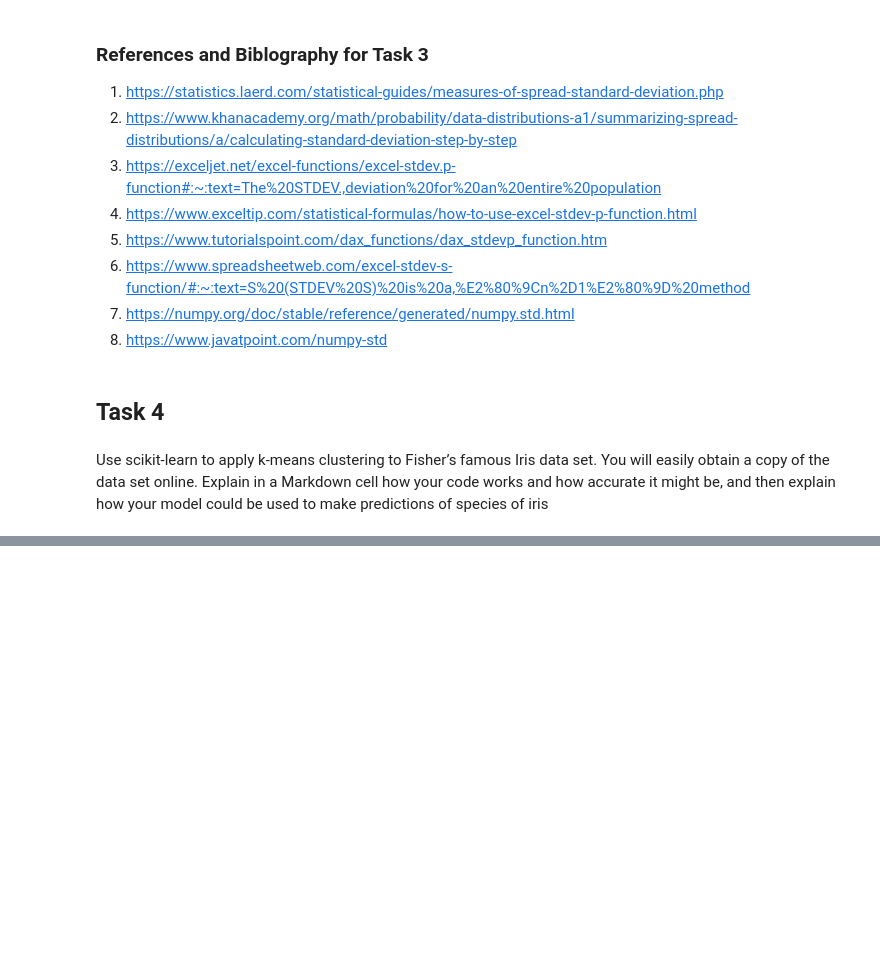
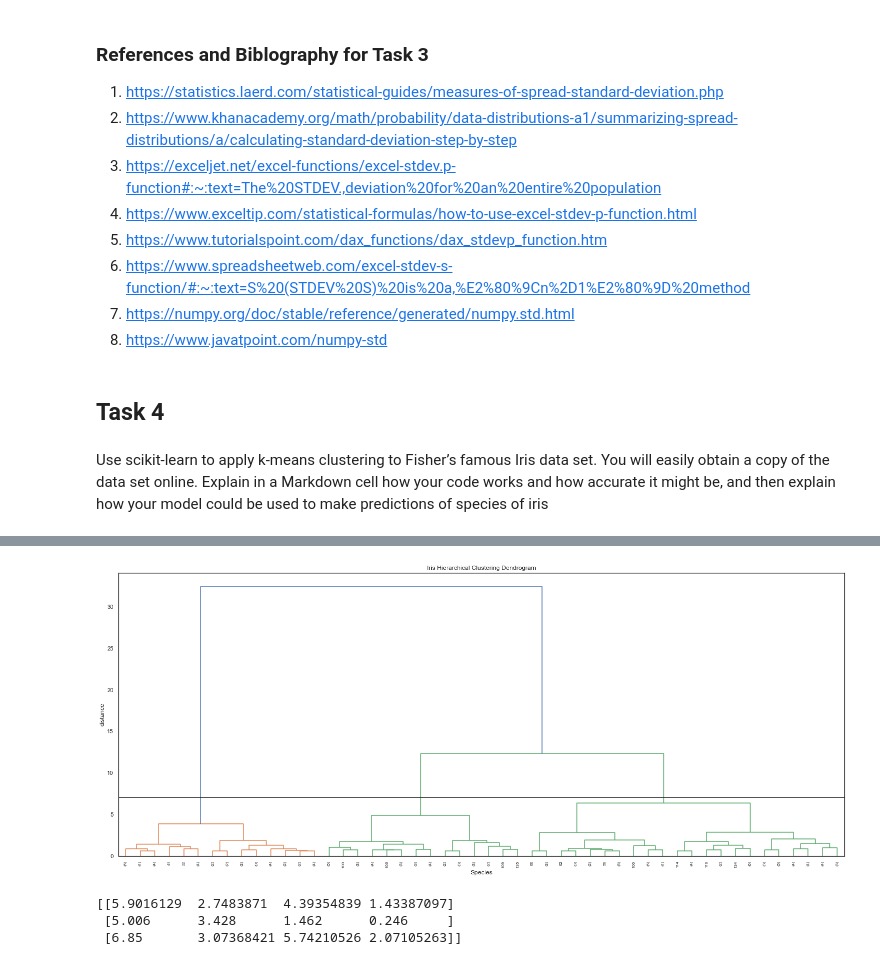
Before and after one commit to NiamhOL/Machine-Learning-and-Statistics-2020, a Jupyter notebook: Tasks.ipynb, the cells around one changed output, grey strips where cells are left out. Saved outputs shown, nothing was run; the diff lists cells and outputs as text; code cells hidden in the pictures; blank space fills up the shorter version.

```diff
--- a/Tasks.ipynb
+++ b/Tasks.ipynb
@@ -581,0 +751,32 @@ of iris
+# %%
+# calculate full dendrogram for 50
+from scipy.cluster.hierarchy import dendrogram, linkage
+
+# generate the linkage matrix
+Z = linkage(iris_SP, 'ward')
+
+# set cut-off to 50
+max_d = 7.08                # max_d as in max_distance
+
+plt.figure(figsize=(25, 10))
+plt.title('Iris Hierarchical Clustering Dendrogram')
+plt.xlabel('Species')
+plt.ylabel('distance')
+dendrogram(
+    Z,
+    truncate_mode='lastp',  # show only the last p merged clusters
+    p=50,                  # Try changing values of p
+    leaf_rotation=90.,      # rotates the x axis labels
+    leaf_font_size=8.,      # font size for the x axis labels
+)
+plt.axhline(y=max_d, c='k')
+plt.show()
+# %% [output]
+[figure, added]
+# %%
+centers = km.cluster_centers_
+print(centers)
+# %% [output]
+[[5.9016129  2.7483871  4.39354839 1.43387097]
+ [5.006      3.428      1.462      0.246     ]
+ [6.85       3.07368421 5.74210526 2.07105263]]
```
Also changed, not shown: parts of 17 cells of this notebook.
